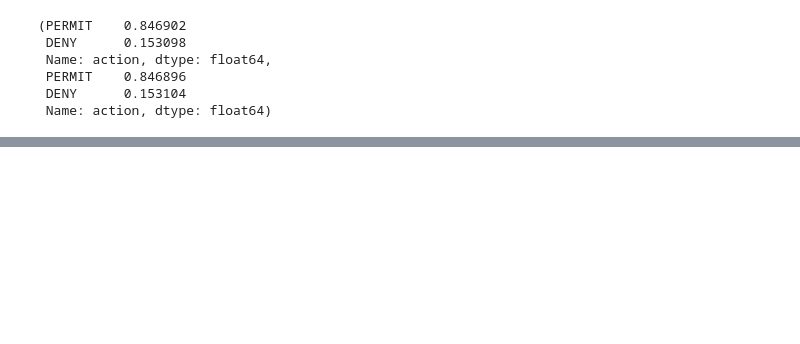
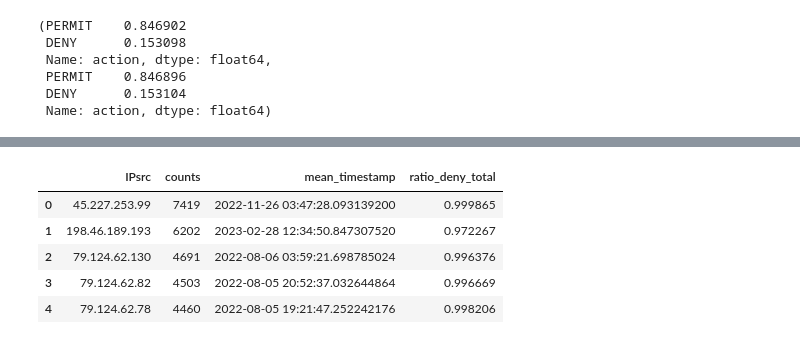
Before and after one commit to AntoGrd/Challenge_OPSIE-SISE, a Jupyter notebook: model/model_analysis.ipynb, the cells around one changed output, grey strips where cells are left out. Drawn from its saved outputs; the diff is of its cells as text; code cells hidden in the pictures; blank space fills up the shorter version.

```diff
--- a/model/model_analysis.ipynb
+++ b/model/model_analysis.ipynb
@@ -183,0 +311,30 @@ grid_search.fit(X_train, y_train)
+# %%
+# create function of the above
+def get_IPsrc_stats(data):
+    IPsrc_deny = data[data.action == 'DENY'].groupby('IPsrc')['IPdst'].count().sort_values(ascending=False)
+    IPsrc_deny = pd.DataFrame([IPsrc_deny.index,IPsrc_deny]).transpose()
+    IPsrc_deny.columns = ['IPsrc', 'deny_count']
+    mean_timestamp_byIP = data.groupby('IPsrc').timestamp.mean().reset_index(name='mean_timestamp').sort_values(by='mean_timestamp', ascending=False)
+    IPsrc_counts = data.groupby('IPsrc').size().reset_index(name='counts').sort_values(by='counts', ascending=False)
+    return IPsrc_deny, mean_timestamp_byIP, IPsrc_counts
+
+# create function to create df_supervised with IPsrc_deny, mean_timestamp_byIP, IPsrc_counts
+
+def create_unsupervised_df(data):
+    IPsrc_deny, mean_timestamp_byIP, IPsrc_counts = get_IPsrc_stats(data)
+    ratio = pd.merge(IPsrc_counts, IPsrc_deny, on='IPsrc')
+    ratio['ratio_deny_total'] = ratio['deny_count'] / ratio['counts']
+    df_supervised = pd.merge(IPsrc_counts, mean_timestamp_byIP, on='IPsrc')
+    df_supervised = pd.merge(df_supervised, ratio[['IPsrc','ratio_deny_total']], on='IPsrc')
+    return df_supervised
+# %%
+unsupervised_df = create_unsupervised_df(data_sample)
+
+unsupervised_df.head()
+# %% [output]
+|  | IPsrc | counts | mean_timestamp | ratio_deny_total |
+| 0 | 45.227.253.99 | 7419 | 2022-11-26 03:47:28.093139200 | 0.999865 |
+| 1 | 198.46.189.193 | 6202 | 2023-02-28 12:34:50.847307520 | 0.972267 |
+| 2 | 79.124.62.130 | 4691 | 2022-08-06 03:59:21.698785024 | 0.996376 |
+| 3 | 79.124.62.82 | 4503 | 2022-08-05 20:52:37.032644864 | 0.996669 |
+| 4 | 79.124.62.78 | 4460 | 2022-08-05 19:21:47.252242176 | 0.998206 |
```
Also changed, not shown: parts of 21 cells of this notebook.
